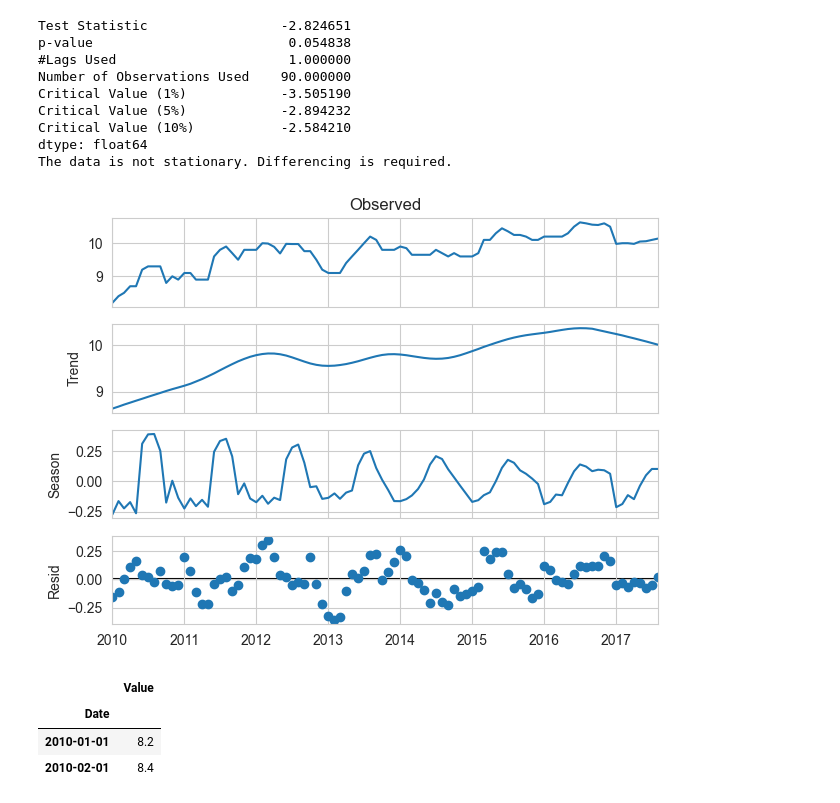
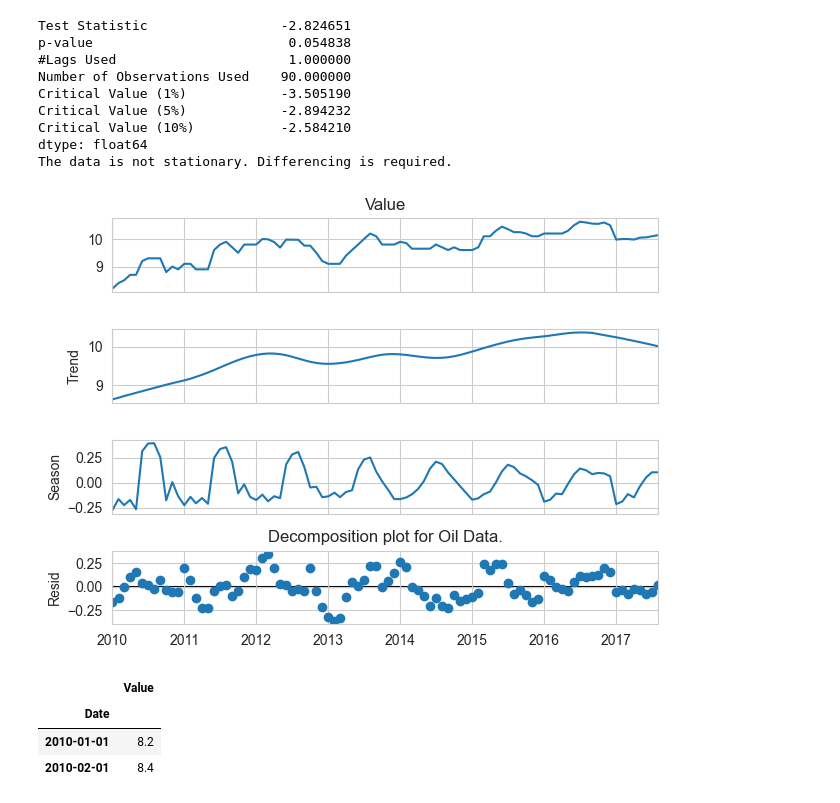
Before and after one commit to AdityaSreevatsaK/DS-ML-Playground, a Jupyter notebook: c. Jupyter Notebooks/Oil Prices.ipynb, the cells around one changed output. Drawn from its saved outputs; the diff is of its cells as text; code cells hidden in the pictures.

```diff
--- a/c. Jupyter Notebooks/Oil Prices.ipynb
+++ b/c. Jupyter Notebooks/Oil Prices.ipynb
@@ -119,11 +120,16 @@ Critical Value (5%)            -2.894232
 Critical Value (10%)           -2.584210
 dtype: float64
 The data is not stationary. Differencing is required.
-# %%
-decomposition = STL(oil_data).fit()
-decomposition.plot();
-# %% [output]
-[figure, removed]
+# %%
+oil_data_series = oil_data['Value']
+
+decomposition = STL(oil_data_series).fit()
+decomposition.plot()
+plt.title("Decomposition plot for Oil Data.")
+plt.tight_layout()
+plt.show()
+# %% [output]
+[figure, added]
 # %%
 train_end = datetime(2015, 8, 1)
 
```
Also changed, not shown: parts of 33 cells of this notebook, 4 other files.
